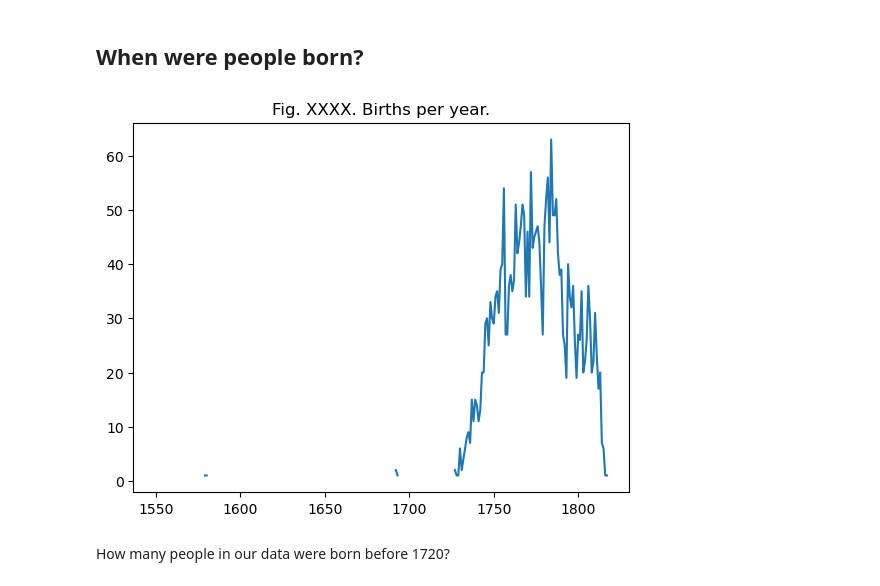
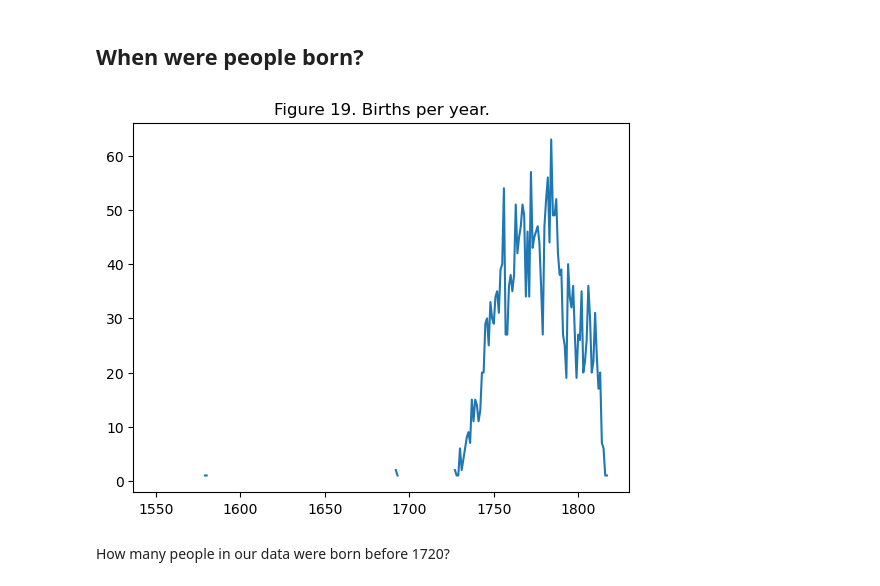
Before and after one commit to maximilianhenning/masters-thesis-data, a Jupyter notebook: analysis/people.ipynb, the cells around one changed output. Saved outputs shown, nothing was run; the diff lists cells and outputs as text; code cells hidden in the pictures.

```diff
--- a/analysis/people.ipynb
+++ b/analysis/people.ipynb
@@ -95,28 +89,28 @@ indians_df
 # %%
 birth_date_df = pd.DataFrame(people_df["birth_date"].value_counts()).reset_index().rename(columns = {
                                                                                         "birth_date": "count",
                                                                                         "index": "birth_date"
                                                                                         })
 birth_date_df = birth_date_df.loc[birth_date_df["birth_date"].str.len() == 4]
 birth_date_df = birth_date_df.sort_values("birth_date")
 birth_date_df["birth_date"] = birth_date_df["birth_date"].astype("int64")
 birth_date_range = range(1550, 1850)
 birth_date_graph_df = pd.DataFrame(birth_date_range).rename(columns = {0: "year"})
 birth_date_graph_df = pd.merge(birth_date_graph_df, birth_date_df,
                               how = "left",
                               left_on = "year",
                               right_on = "birth_date"
                               )
 birth_date_graph_df.drop(columns = "birth_date", inplace = True)
 plt.plot(birth_date_graph_df['year'], birth_date_graph_df['count'])
-plt.title('Fig. XXXX. Births per year.')
+plt.title('Figure 19. Births per year.')
 plt.savefig("people/births_per_year.png",
             dpi = 300,
             facecolor = "white",
             bbox_inches = "tight")
 plt.show()
 # %% [output]
-[figure, old version]
+[figure, new version]
 # %% [markdown]
 How many people in our data were born before 1720?
 # %%
```
Also changed, not shown: parts of 9 cells of this notebook, 46 other files.
